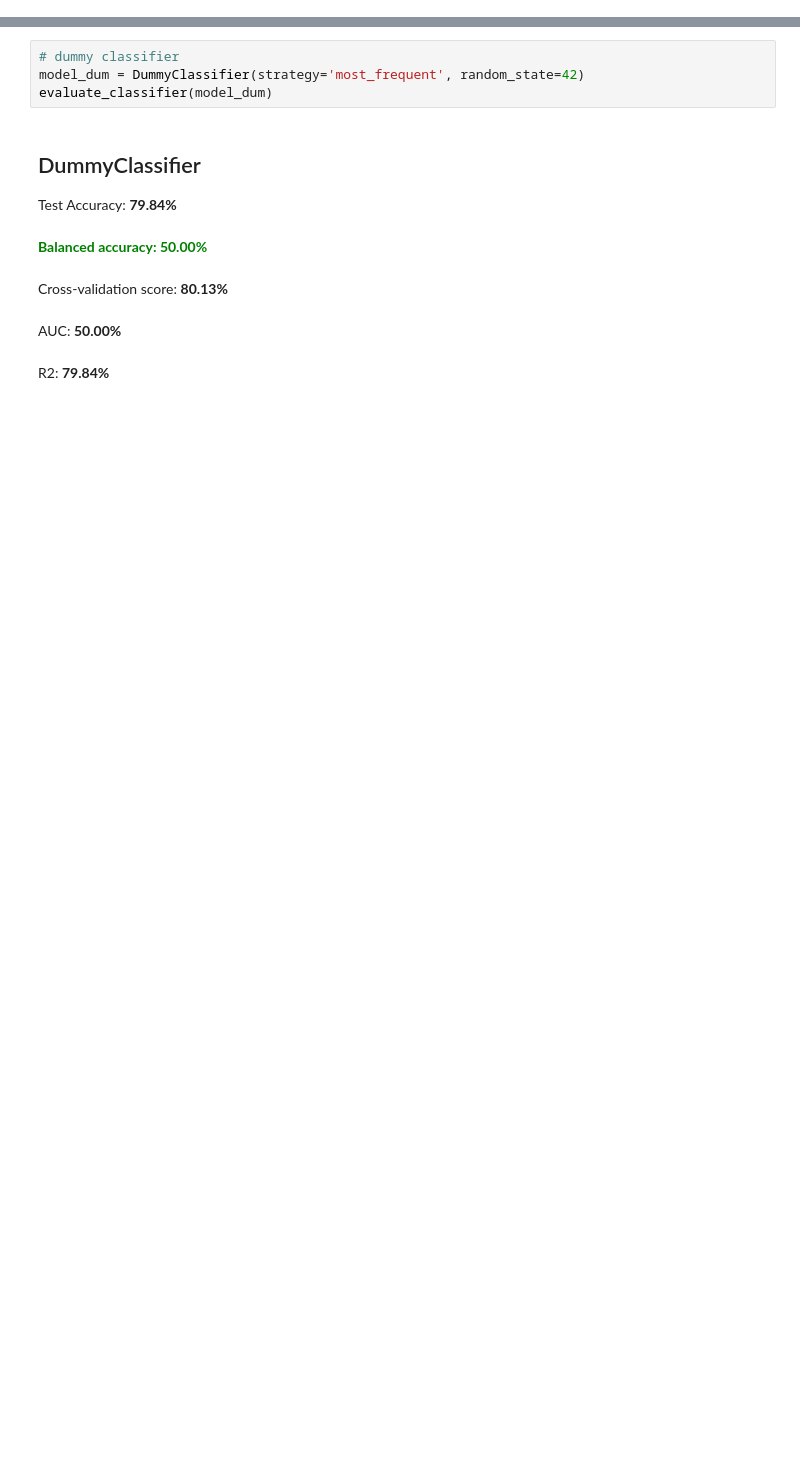
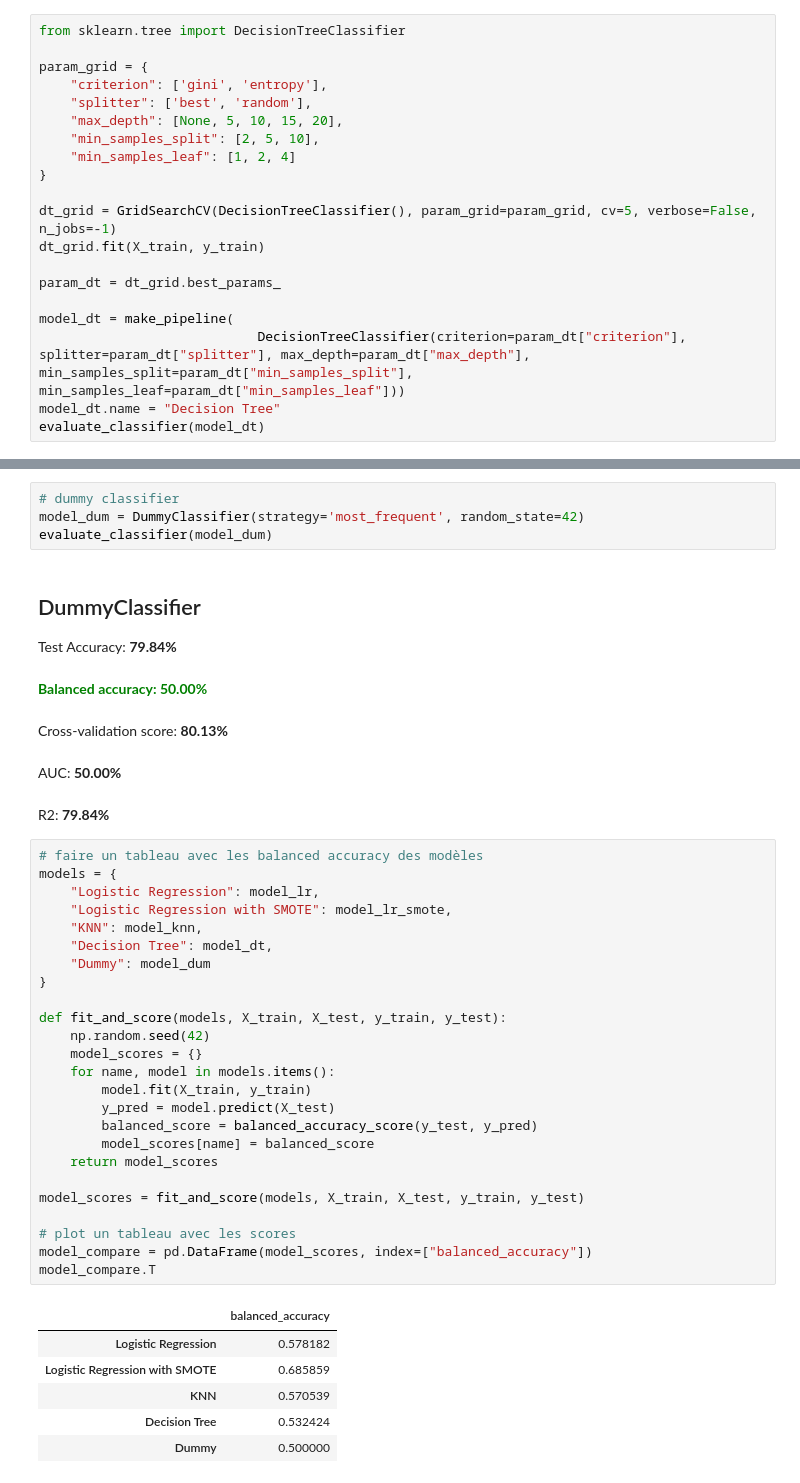
Before and after one commit to tomasnp/TER_HEC, a Jupyter notebook: whitebox.ipynb, the cells around one changed output, grey strips where cells are left out. Drawn from its saved outputs; the diff is of its cells as text; blank space fills up the shorter version.

```diff
--- a/whitebox.ipynb
+++ b/whitebox.ipynb
@@ -356,0 +333,20 @@ R2: 64.65%
+# %%
+from sklearn.tree import DecisionTreeClassifier
+
+param_grid = {
+    "criterion": ['gini', 'entropy'],
+    "splitter": ['best', 'random'],
+    "max_depth": [None, 5, 10, 15, 20],
+    "min_samples_split": [2, 5, 10],
+    "min_samples_leaf": [1, 2, 4]
+}
+
+dt_grid = GridSearchCV(DecisionTreeClassifier(), param_grid=param_grid, cv=5, verbose=False, n_jobs=-1)
+dt_grid.fit(X_train, y_train)
+
+param_dt = dt_grid.best_params_
+
+model_dt = make_pipeline(
+                            DecisionTreeClassifier(criterion=param_dt["criterion"], splitter=param_dt["splitter"], max_depth=param_dt["max_depth"], min_samples_split=param_dt["min_samples_split"], min_samples_leaf=param_dt["min_samples_leaf"]))
+model_dt.name = "Decision Tree"
+evaluate_classifier(model_dt)
@@ -365,3 +368,35 @@ Balanced accuracy: 50.00%
 Cross-validation score: 80.13%
 AUC: 50.00%
 R2: 79.84%
+# %%
+# faire un tableau avec les balanced accuracy des modèles
+models = {
+    "Logistic Regression": model_lr,
+    "Logistic Regression with SMOTE": model_lr_smote,
+    "KNN": model_knn,
+    "Decision Tree": model_dt,
+    "Dummy": model_dum
+}
+
+def fit_and_score(models, X_train, X_test, y_train, y_test):
+    np.random.seed(42)
+    model_scores = {}
+    for name, model in models.items():
+        model.fit(X_train, y_train)
+        y_pred = model.predict(X_test)
+        balanced_score = balanced_accuracy_score(y_test, y_pred)
+        model_scores[name] = balanced_score
+    return model_scores
+
+model_scores = fit_and_score(models, X_train, X_test, y_train, y_test)
+
+# plot un tableau avec les scores
+model_compare = pd.DataFrame(model_scores, index=["balanced_accuracy"])
+model_compare.T
+# %% [output]
+|  | balanced_accuracy |
+| Logistic Regression | 0.578182 |
+| Logistic Regression with SMOTE | 0.685859 |
+| KNN | 0.570539 |
+| Decision Tree | 0.532424 |
+| Dummy | 0.500000 |
```
Also changed, not shown: parts of 13 cells of this notebook, 3 other files.
